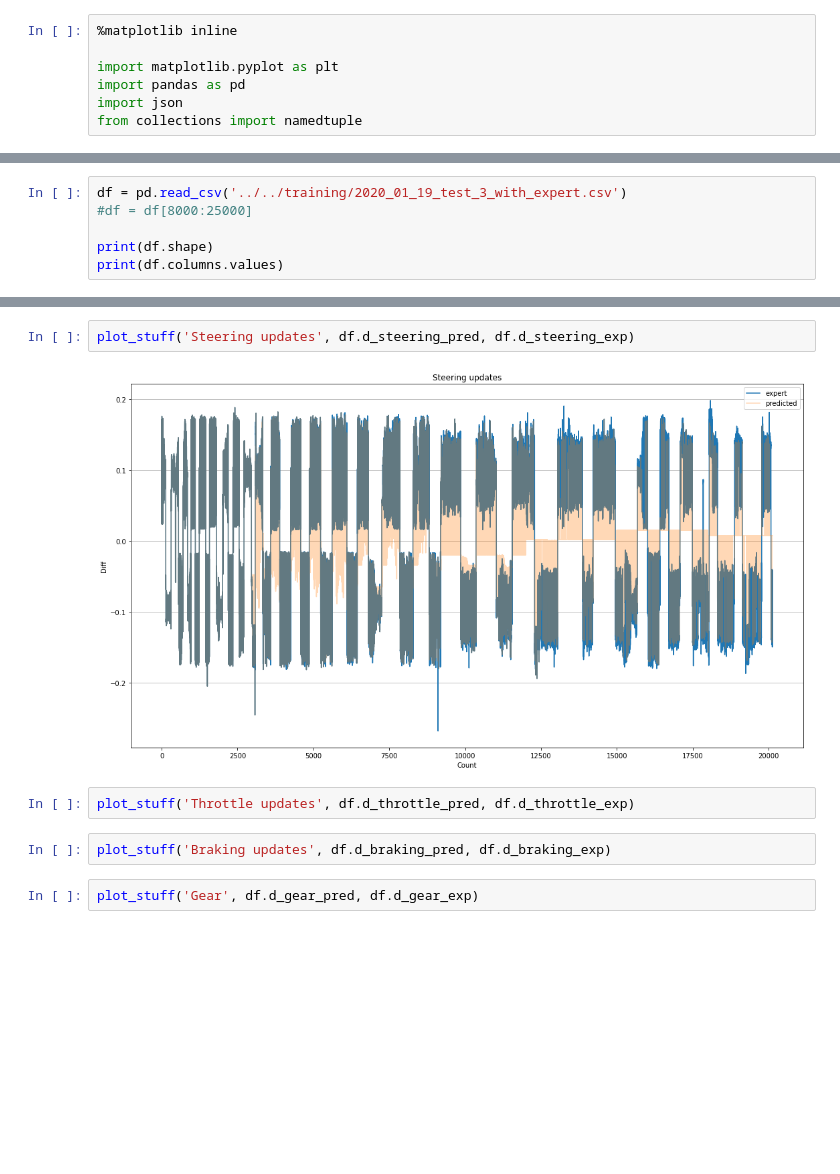
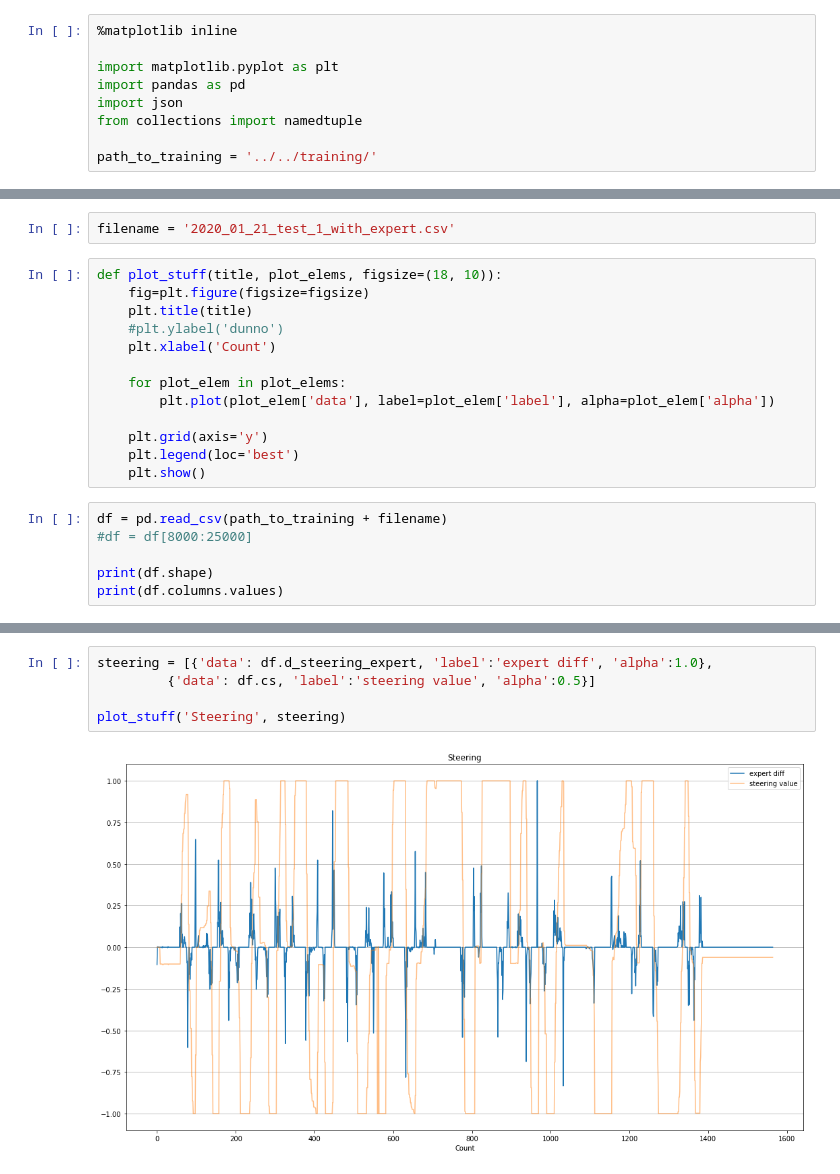
Before and after one commit to martinliivak/RCSnail-AI, a Jupyter notebook: notebooks/prediction_analysis.ipynb, the cells around one changed output, grey strips where cells are left out. Saved outputs shown, nothing was run; the diff lists cells and outputs as text; blank space fills up the shorter version.

Commit message:
Pimp up the prediction analysis plotting capability

```diff
--- a/notebooks/prediction_analysis.ipynb
+++ b/notebooks/prediction_analysis.ipynb
@@ -5,3 +5,5 @@ import matplotlib.pyplot as plt
 import pandas as pd
 import json
 from collections import namedtuple
+
+path_to_training = '../../training/'
@@ -40,5 +10,20 @@ def read_training_telemetry(filename):
+# %%
+filename = '2020_01_21_test_1_with_expert.csv'
+# %%
+def plot_stuff(title, plot_elems, figsize=(18, 10)):
+    fig=plt.figure(figsize=figsize)
+    plt.title(title)
+    #plt.ylabel('dunno')
+    plt.xlabel('Count')
+
+    for plot_elem in plot_elems:
+        plt.plot(plot_elem['data'], label=plot_elem['label'], alpha=plot_elem['alpha'])
+
+    plt.grid(axis='y')
+    plt.legend(loc='best')
+    plt.show()
 # %%
-df = pd.read_csv('../../training/2020_01_19_test_3_with_expert.csv')
+df = pd.read_csv(path_to_training + filename)
 #df = df[8000:25000]
 
 print(df.shape)
@@ -59,10 +36,7 @@ plot_one_stuff('Throttle updates', df.d_throttle_expert)
-# %%
-plot_stuff('Steering updates', df.d_steering_pred, df.d_steering_exp)
-# %% [output]
-[figure, removed]
-# %%
-plot_stuff('Throttle updates', df.d_throttle_pred, df.d_throttle_exp)
-# %%
-plot_stuff('Braking updates', df.d_braking_pred, df.d_braking_exp)
-# %%
-plot_stuff('Gear', df.d_gear_pred, df.d_gear_exp)
+# %%
+steering = [{'data': df.d_steering_expert, 'label':'expert diff', 'alpha':1.0},
+         {'data': df.cs, 'label':'steering value', 'alpha':0.5}]
+
+plot_stuff('Steering', steering)
+# %% [output]
+[figure, added]
```
Also changed, not shown: parts of 5 cells of this notebook.
